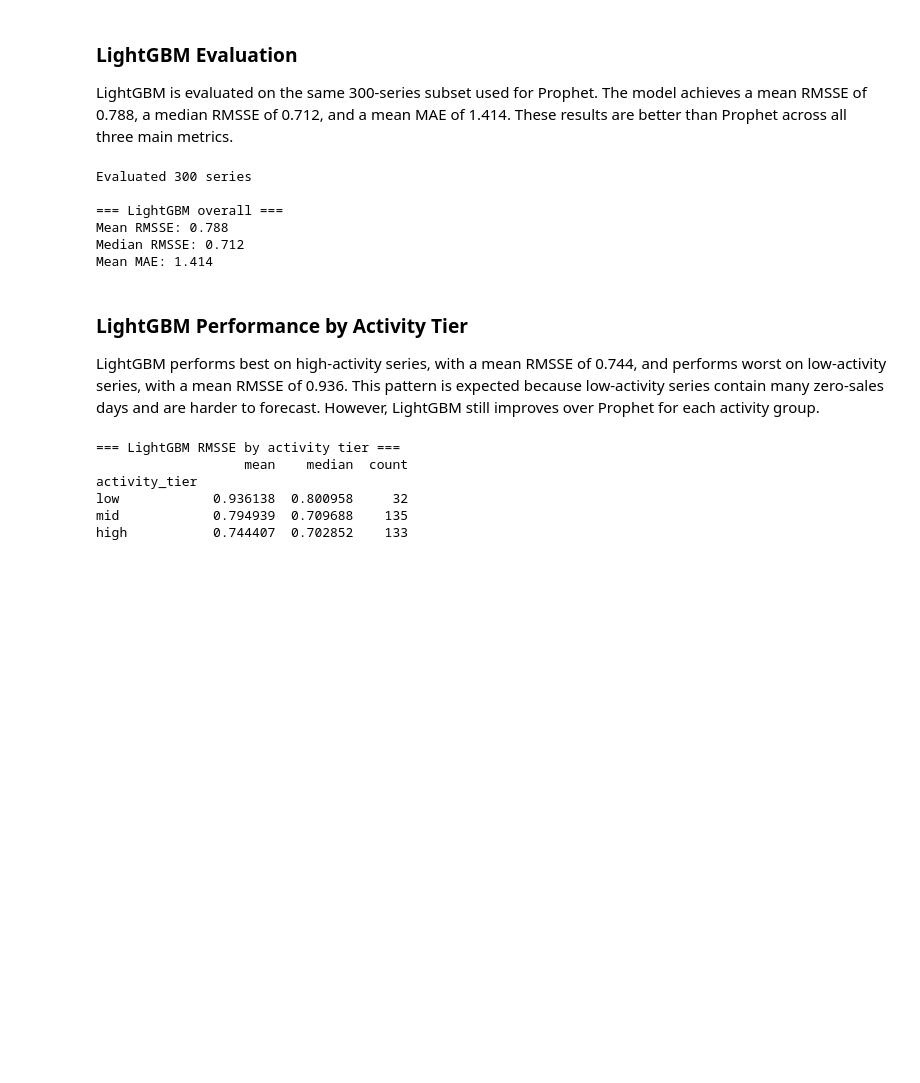
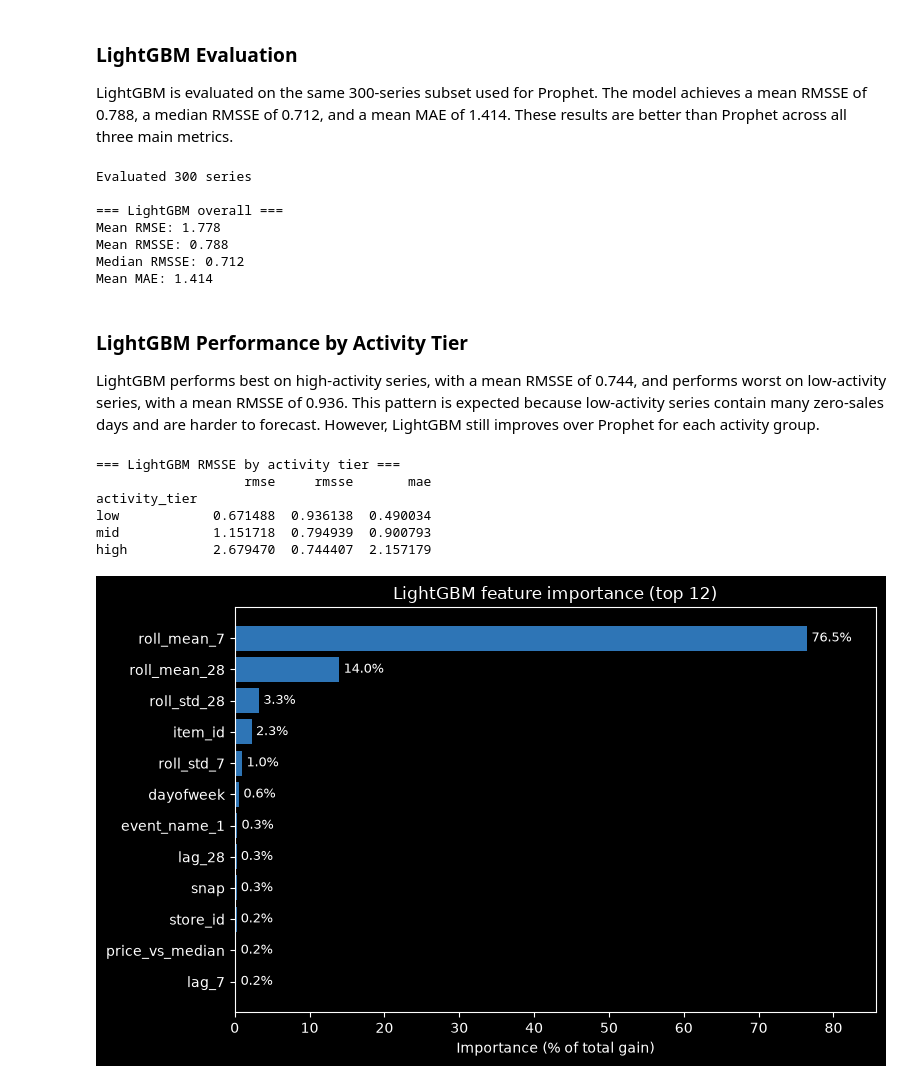
Before and after one commit to kyoaji/ALY-6140, a Jupyter notebook: Capstone Project/notebooks/04_Modeling.ipynb, the cells around one changed output. Saved outputs shown, nothing was run; the diff lists cells and outputs as text; code cells hidden in the pictures; blank space fills up the shorter version.

```diff
--- a/Capstone Project/notebooks/04_Modeling.ipynb
+++ b/Capstone Project/notebooks/04_Modeling.ipynb
@@ -612,7 +614,8 @@ Prediction stats: mean=2.179, max=162.5, zeros=0.0%
 LightGBM is evaluated on the same 300-series subset used for Prophet. The model achieves a mean RMSSE of 0.788, a median RMSSE of 0.712, and a mean MAE of 1.414. These results are better than Prophet across all three main metrics.
 # %%
 # Evaluate LightGBM on the same 300-series subset
-from evaluation_index import rmsse, mae
+from evaluation_index import rmsse
+from sklearn.metrics import root_mean_squared_error, mean_absolute_error
 
 # we need each series' training sales (for RMSSE denominator) and test actuals
 results_lgb = []
@@ -626,11 +629,17 @@ for sid in subset_ids:
 
     if len(p) != 28 or len(ta) != 28 or len(tr) < 2:
         continue
-    results_lgb.append({"id": sid, "rmsse": rmsse(ta, p, tr), "mae": mae(ta, p)})
+    results_lgb.append({
+        "id": sid,
+        "rmse":  root_mean_squared_error(ta, p),
+        "rmsse": rmsse(ta, p, tr),
+        "mae":   mean_absolute_error(ta, p),
+    })
 
 results_lgb = pd.DataFrame(results_lgb)
 print(f"Evaluated {len(results_lgb)} series")
 print(f"\n=== LightGBM overall ===")
+print(f"Mean RMSE: {results_lgb['rmse'].mean():.3f}")
 print(f"Mean RMSSE: {results_lgb['rmsse'].mean():.3f}")
 print(f"Median RMSSE: {results_lgb['rmsse'].median():.3f}")
 print(f"Mean MAE: {results_lgb['mae'].mean():.3f}")
@@ -638,6 +647,7 @@ print(f"Mean MAE: {results_lgb['mae'].mean():.3f}")
 Evaluated 300 series
 
 === LightGBM overall ===
+Mean RMSE: 1.778
 Mean RMSSE: 0.788
 Median RMSSE: 0.712
 Mean MAE: 1.414
@@ -649,11 +659,33 @@ LightGBM performs best on high-activity series, with a mean RMSSE of 0.744, and
 # LightGBM RMSSE by activity tier (compare to Prophet's pattern)
 res_lgb = results_lgb.merge(series_info[["id", "dept", "activity_tier"]], on="id")
 print("=== LightGBM RMSSE by activity tier ===")
-print(res_lgb.groupby("activity_tier", observed=True)["rmsse"].agg(["mean", "median", "count"]))
+print(res_lgb.groupby("activity_tier", observed=True)[["rmse", "rmsse", "mae"]].mean())
 # %% [output]
 === LightGBM RMSSE by activity tier ===
-                   mean    median  count
+                   rmse     rmsse       mae
 activity_tier
-low            0.936138  0.800958     32
-mid            0.794939  0.709688    135
-high           0.744407  0.702852    133
+low            0.671488  0.936138  0.490034
+mid            1.151718  0.794939  0.900793
+high           2.679470  0.744407  2.157179
+# %%
+# Feature importance (total gain) from the trained LightGBM model
+imp = (pd.DataFrame({
+        "feature": model.feature_name(),
+        "gain": model.feature_importance(importance_type="gain"),
+    })
+    .sort_values("gain", ascending=False)
+    .reset_index(drop=True))
+imp["gain_pct"] = 100 * imp["gain"] / imp["gain"].sum()
+
+# horizontal bar chart of top 12, with % labels on the bars
+top = imp.head(12).iloc[::-1]   # reverse so largest is on top
+fig, ax = plt.subplots(figsize=(8, 5))
+bars = ax.barh(top["feature"], top["gain_pct"], color="#2E75B6")
+ax.bar_label(bars, labels=[f"{v:.1f}%" for v in top["gain_pct"]],
+             padding=3, fontsize=9)
+ax.set_xlabel("Importance (% of total gain)")
+ax.set_title("LightGBM feature importance (top 12)")
+ax.set_xlim(0, top["gain_pct"].max() * 1.12)
+plt.tight_layout(); plt.show()
+# %% [output]
+[figure, added]
```
Also changed, not shown: parts of 7 cells of this notebook.
